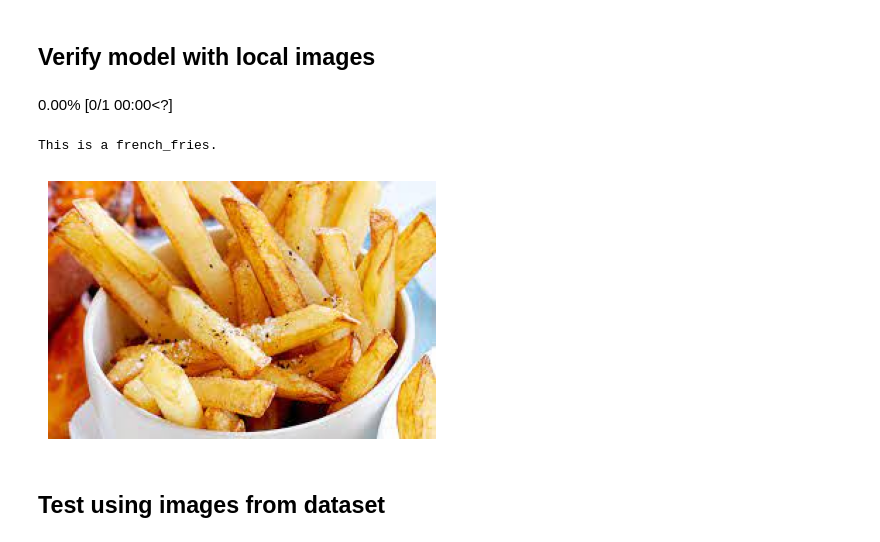
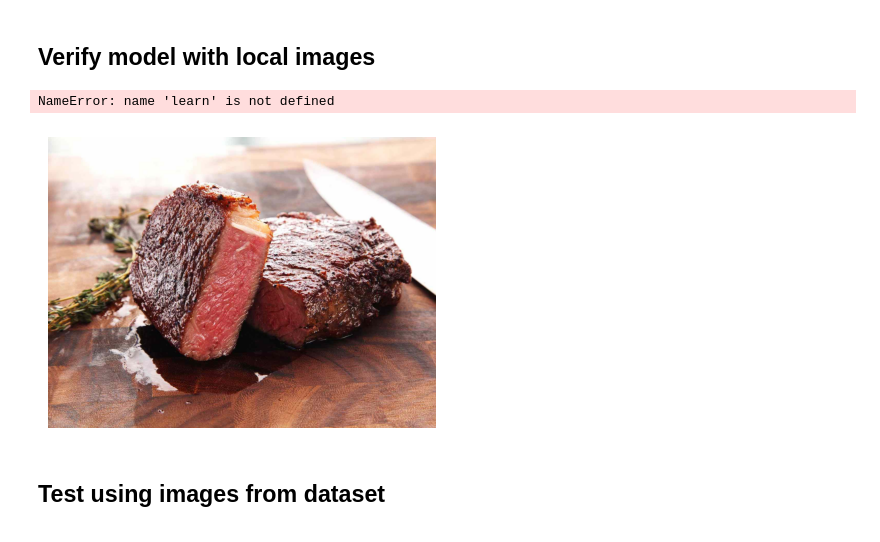
Before and after one commit to davidkalmn/image_classification_food_MI, a Jupyter notebook: model/create_food_model.ipynb, the cells around one changed output. Drawn from its saved outputs; the diff is of its cells as text; code cells hidden in the pictures.

```diff
--- a/create_food_model.ipynb
+++ b/model/create_food_model.ipynb
@@ -81,18 +86,17 @@ learn.fine_tune(epochs=10)
 # %%
 from fastai.vision.all import *
 
-local_image_path = 'test_images/fris.jpg'
+local_image_path = '../test_images/stek.jpg'
 
 img = PILImage.create(local_image_path)
 img.show()
 
 label, _, probs = learn.predict(img)
 
 print(f"This is a {label}.")
 # %% [output]
-0.00% [0/1 00:00<?]
-This is a french_fries.
+NameError: name 'learn' is not defined
-[figure, old version]
+[figure, new version]
 # %% [markdown]
 ## Test using images from dataset ##
 # %%
```
Also changed, not shown: parts of 3 cells of this notebook, 4 other files.
